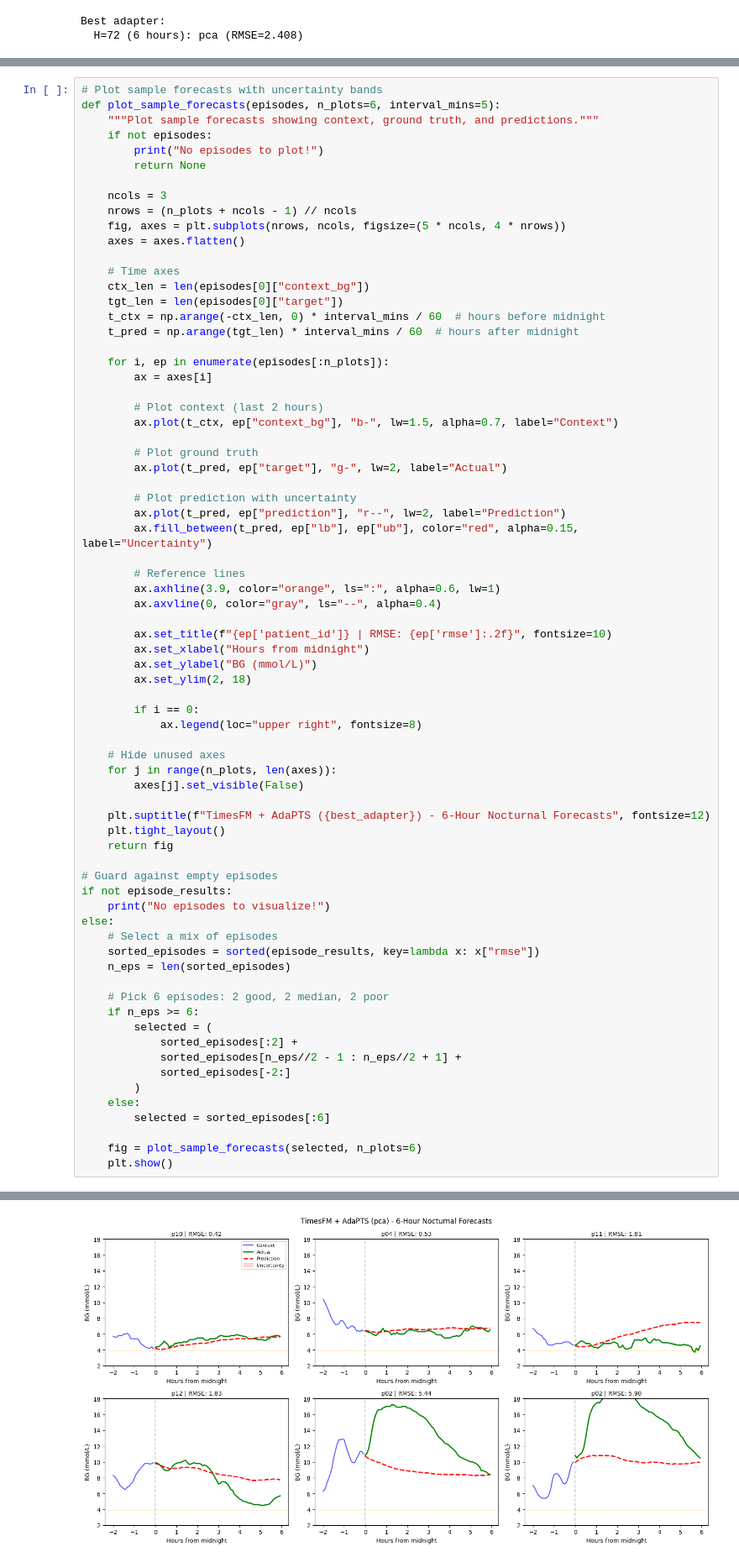
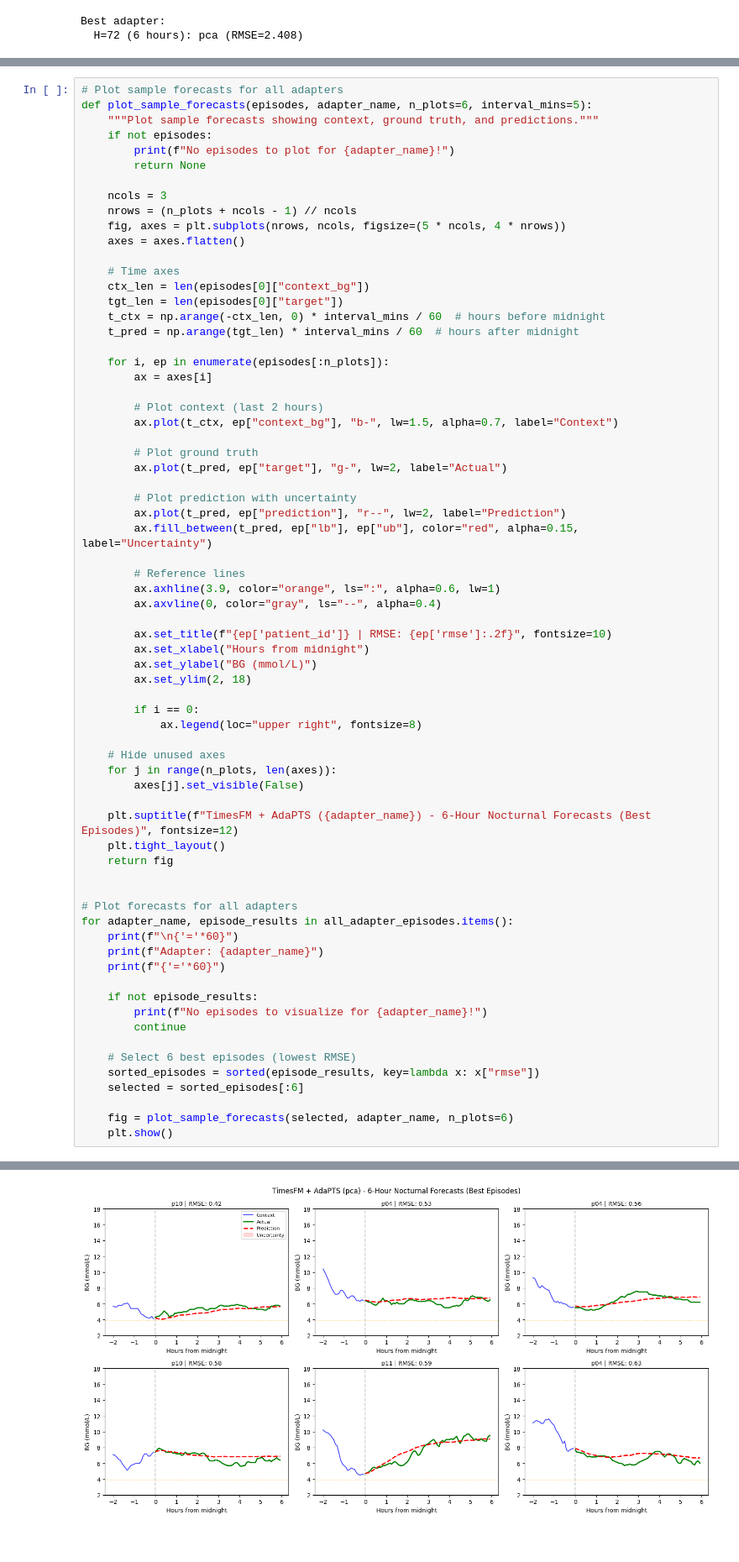
Before and after one commit to Blood-Glucose-Control/nocturnal-hypo-gly-prob-forecast, a Jupyter notebook: docs-internal/notebooks/4.16-ag-timesfm-adapts-forecasting.ipynb, the cells around one changed output, grey strips where cells are left out. Shown at 84% size. Saved outputs shown, nothing was run; the diff lists cells and outputs as text.

```diff
--- a/docs-internal/notebooks/4.16-ag-timesfm-adapts-forecasting.ipynb
+++ b/docs-internal/notebooks/4.16-ag-timesfm-adapts-forecasting.ipynb
@@ -551,9 +559,9 @@ Collected 99 episodes for visualization
 # %%
-# Plot sample forecasts with uncertainty bands
-def plot_sample_forecasts(episodes, n_plots=6, interval_mins=5):
+# Plot sample forecasts for all adapters
+def plot_sample_forecasts(episodes, adapter_name, n_plots=6, interval_mins=5):
     """Plot sample forecasts showing context, ground truth, and predictions."""
     if not episodes:
-        print("No episodes to plot!")
+        print(f"No episodes to plot for {adapter_name}!")
         return None
 
     ncols = 3
@@ -596,28 +604,25 @@ def plot_sample_forecasts(episodes, n_plots=6, interval_mins=5):
     for j in range(n_plots, len(axes)):
         axes[j].set_visible(False)
 
-    plt.suptitle(f"TimesFM + AdaPTS ({best_adapter}) - 6-Hour Nocturnal Forecasts", fontsize=12)
+    plt.suptitle(f"TimesFM + AdaPTS ({adapter_name}) - 6-Hour Nocturnal Forecasts (Best Episodes)", fontsize=12)
     plt.tight_layout()
     return fig
 
-# Guard against empty episodes
-if not episode_results:
-    print("No episodes to visualize!")
-else:
-    # Select a mix of episodes
+
+# Plot forecasts for all adapters
+for adapter_name, episode_results in all_adapter_episodes.items():
+    print(f"\n{'='*60}")
+    print(f"Adapter: {adapter_name}")
+    print(f"{'='*60}")
+
+    if not episode_results:
+        print(f"No episodes to visualize for {adapter_name}!")
+        continue
+
+    # Select 6 best episodes (lowest RMSE)
     sorted_episodes = sorted(episode_results, key=lambda x: x["rmse"])
-    n_eps = len(sorted_episodes)
+    selected = sorted_episodes[:6]
 
-    # Pick 6 episodes: 2 good, 2 median, 2 poor
-    if n_eps >= 6:
-        selected = (
-            sorted_episodes[:2] +
-            sorted_episodes[n_eps//2 - 1 : n_eps//2 + 1] +
-            sorted_episodes[-2:]
-        )
-    else:
-        selected = sorted_episodes[:6]
-
-    fig = plot_sample_forecasts(selected, n_plots=6)
+    fig = plot_sample_forecasts(selected, adapter_name, n_plots=6)
     plt.show()
 # %% [output]
@@ -624 +632 @@ else:
-[figure, old version]
+[figure, new version]
```
Also changed, not shown: parts of 11 cells of this notebook, 7 other files.
